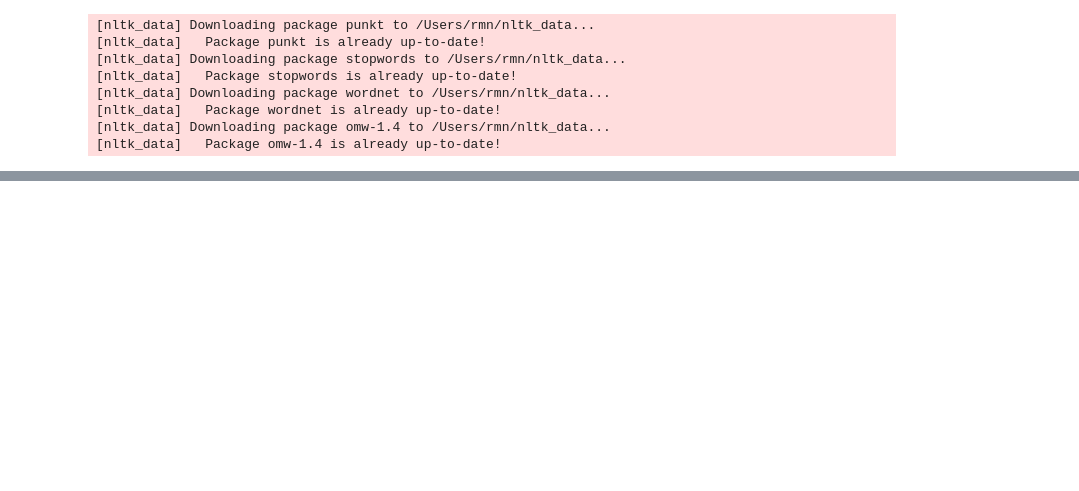
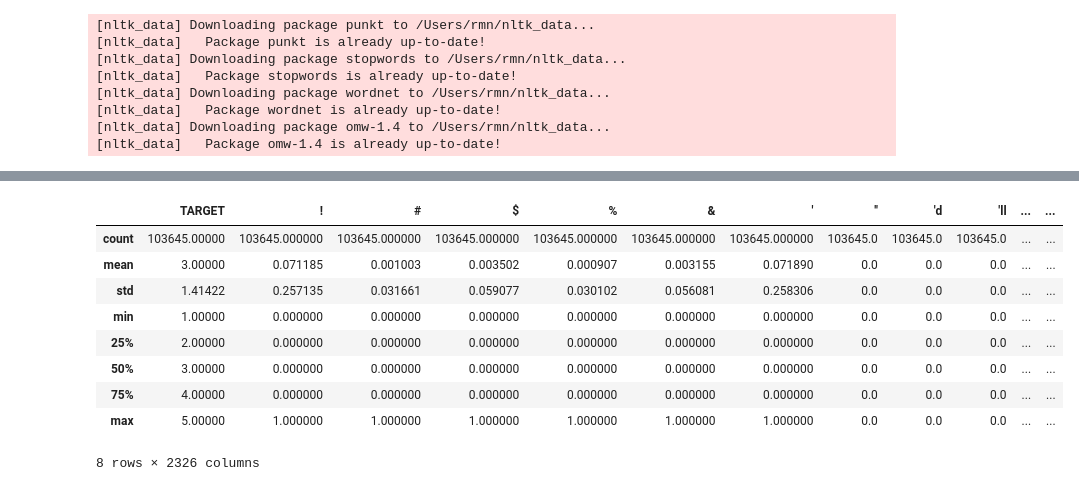
Before and after one commit to roman91DE/classification_amazon-reviews, a Jupyter notebook: main.ipynb, the cells around one changed output, grey strips where cells are left out. Saved outputs shown, nothing was run; the diff lists cells and outputs as text; code cells hidden in the pictures; blank space fills up the shorter version.

```diff
--- a/main.ipynb
+++ b/main.ipynb
@@ -128,0 +180,16 @@ rdf.head(1)
+# %%
+rdf.rename(columns={"overall": "TARGET"}, inplace=True)
+
+df_summary = pd.concat([rdf["TARGET"], rdf["summary"], rdf["summary_cleaned"], X_df], axis=1)
+df_summary.describe()
+# %% [output]
+|  | TARGET | ! | # | $ | % | & | ' | '' | 'd | 'll | ... | ... |
+| count | 103645.00000 | 103645.000000 | 103645.000000 | 103645.000000 | 103645.000000 | 103645.000000 | 103645.000000 | 103645.0 | 103645.0 | 103645.0 | ... | ... |
+| mean | 3.00000 | 0.071185 | 0.001003 | 0.003502 | 0.000907 | 0.003155 | 0.071890 | 0.0 | 0.0 | 0.0 | ... | ... |
+| std | 1.41422 | 0.257135 | 0.031661 | 0.059077 | 0.030102 | 0.056081 | 0.258306 | 0.0 | 0.0 | 0.0 | ... | ... |
+| min | 1.00000 | 0.000000 | 0.000000 | 0.000000 | 0.000000 | 0.000000 | 0.000000 | 0.0 | 0.0 | 0.0 | ... | ... |
+| 25% | 2.00000 | 0.000000 | 0.000000 | 0.000000 | 0.000000 | 0.000000 | 0.000000 | 0.0 | 0.0 | 0.0 | ... | ... |
+| 50% | 3.00000 | 0.000000 | 0.000000 | 0.000000 | 0.000000 | 0.000000 | 0.000000 | 0.0 | 0.0 | 0.0 | ... | ... |
+| 75% | 4.00000 | 0.000000 | 0.000000 | 0.000000 | 0.000000 | 0.000000 | 0.000000 | 0.0 | 0.0 | 0.0 | ... | ... |
+| max | 5.00000 | 1.000000 | 1.000000 | 1.000000 | 1.000000 | 1.000000 | 1.000000 | 0.0 | 0.0 | 0.0 | ... | ... |
+8 rows × 2326 columns
```
Also changed, not shown: parts of 13 cells of this notebook.
